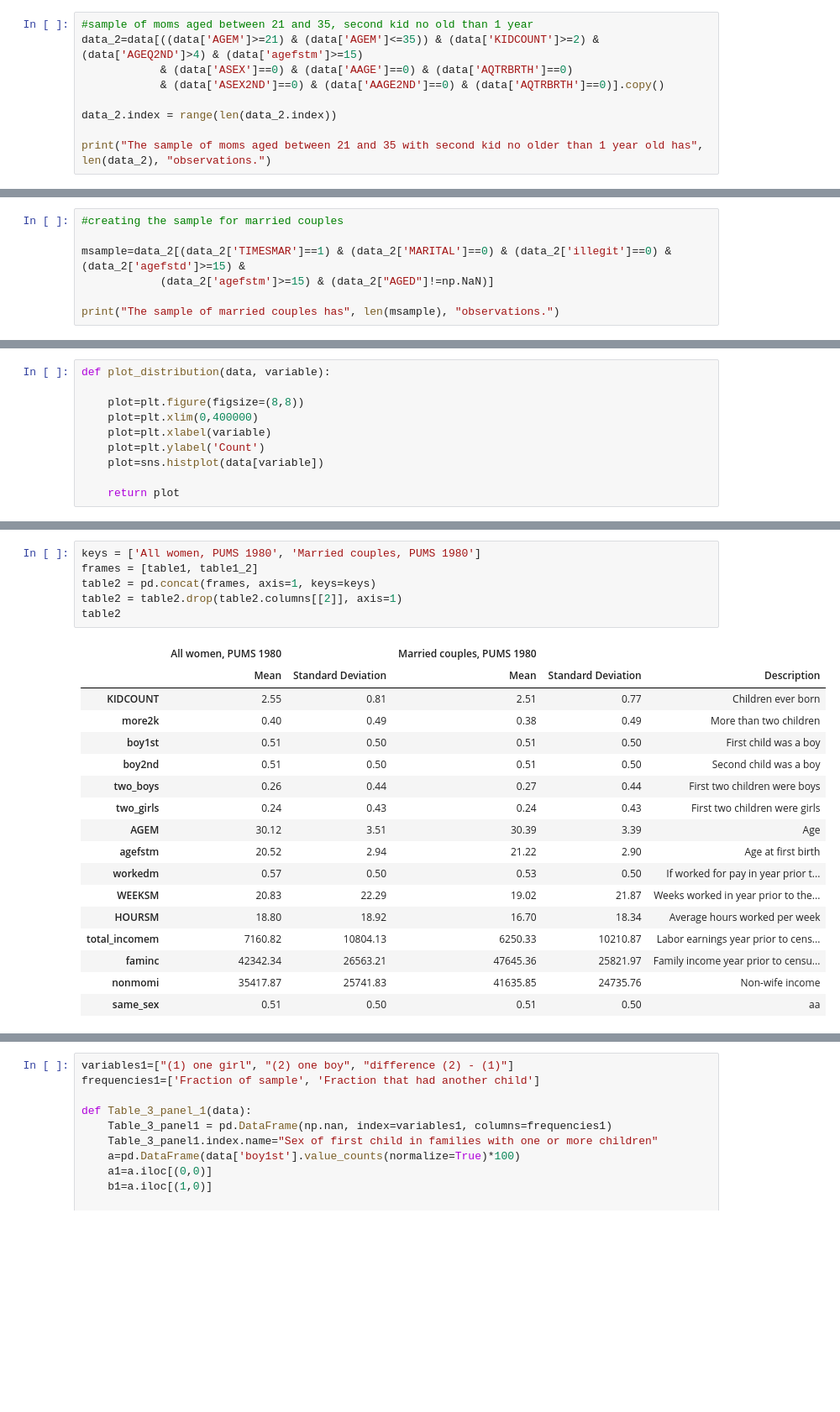
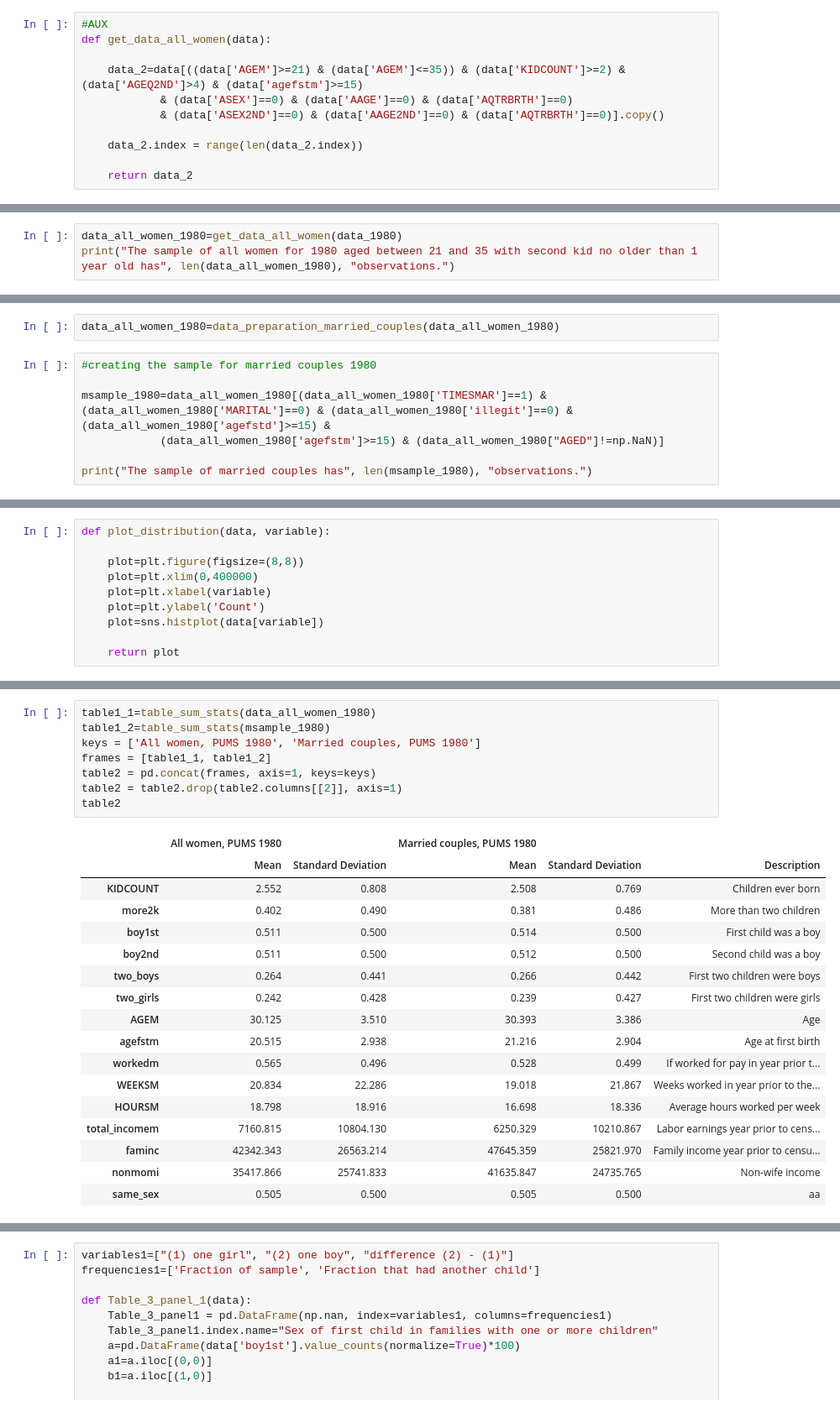
Before and after one commit to carolinalvarez/angrist-and-evans-1998-python, a Jupyter notebook: Angrist_and_Evans_1998.ipynb, the cells around one changed output, grey strips where cells are left out. Shown at 84% size. Cells and saved outputs as stored; diff of their text form; blank space fills up the shorter version.

```diff
--- a/Angrist_and_Evans_1998.ipynb
+++ b/Angrist_and_Evans_1998.ipynb
@@ -325,9 +359,11 @@ data["agefstd"]=(data.ageqd-data.AGEQK)/4
 # %%
-#sample of moms aged between 21 and 35, second kid no old than 1 year
-data_2=data[((data['AGEM']>=21) & (data['AGEM']<=35)) & (data['KIDCOUNT']>=2) & (data['AGEQ2ND']>4) & (data['agefstm']>=15)
+#AUX
+def get_data_all_women(data):
+
+    data_2=data[((data['AGEM']>=21) & (data['AGEM']<=35)) & (data['KIDCOUNT']>=2) & (data['AGEQ2ND']>4) & (data['agefstm']>=15)
             & (data['ASEX']==0) & (data['AAGE']==0) & (data['AQTRBRTH']==0)
             & (data['ASEX2ND']==0) & (data['AAGE2ND']==0) & (data['AQTRBRTH']==0)].copy()
 
-data_2.index = range(len(data_2.index))
+    data_2.index = range(len(data_2.index))
 
-print("The sample of moms aged between 21 and 35 with second kid no older than 1 year old has", len(data_2), "observations.")
+    return data_2
@@ -335,0 +370,3 @@ The sample of moms aged between 21 and 35 with second kid no older than 1 year o
+# %%
+data_all_women_1980=get_data_all_women(data_1980)
+print("The sample of all women for 1980 aged between 21 and 35 with second kid no older than 1 year old has", len(data_all_women_1980), "observations.")
@@ -462,10 +481,12 @@ data_2["samesex_upperthird"]=data_2["same_sex"]*data_2["upper_third"]
+# %%
+data_all_women_1980=data_preparation_married_couples(data_all_women_1980)
 # %%
-#creating the sample for married couples
+#creating the sample for married couples 1980
 
-msample=data_2[(data_2['TIMESMAR']==1) & (data_2['MARITAL']==0) & (data_2['illegit']==0) & (data_2['agefstd']>=15) &
-            (data_2['agefstm']>=15) & (data_2["AGED"]!=np.NaN)]
+msample_1980=data_all_women_1980[(data_all_women_1980['TIMESMAR']==1) & (data_all_women_1980['MARITAL']==0) & (data_all_women_1980['illegit']==0) & (data_all_women_1980['agefstd']>=15) &
+            (data_all_women_1980['agefstm']>=15) & (data_all_women_1980["AGED"]!=np.NaN)]
 
-print("The sample of married couples has", len(msample), "observations.")
+print("The sample of married couples has", len(msample_1980), "observations.")
 # %% [output]
 The sample of married couples has 254652 observations.
 # %%
@@ -579,25 +575,27 @@ table1_2
 # %%
+table1_1=table_sum_stats(data_all_women_1980)
+table1_2=table_sum_stats(msample_1980)
 keys = ['All women, PUMS 1980', 'Married couples, PUMS 1980']
-frames = [table1, table1_2]
+frames = [table1_1, table1_2]
 table2 = pd.concat(frames, axis=1, keys=keys)
 table2 = table2.drop(table2.columns[[2]], axis=1)
 table2
 # %% [output]
 |  | All women, PUMS 1980 |  | Married couples, PUMS 1980 |  |  |
 |  | Mean | Standard Deviation | Mean | Standard Deviation | Description |
-| KIDCOUNT | 2.55 | 0.81 | 2.51 | 0.77 | Children ever born |
-| more2k | 0.40 | 0.49 | 0.38 | 0.49 | More than two children |
-| boy1st | 0.51 | 0.50 | 0.51 | 0.50 | First child was a boy |
-| boy2nd | 0.51 | 0.50 | 0.51 | 0.50 | Second child was a boy |
-| two_boys | 0.26 | 0.44 | 0.27 | 0.44 | First two children were boys |
-| two_girls | 0.24 | 0.43 | 0.24 | 0.43 | First two children were girls |
-| AGEM | 30.12 | 3.51 | 30.39 | 3.39 | Age |
-| agefstm | 20.52 | 2.94 | 21.22 | 2.90 | Age at first birth |
-| workedm | 0.57 | 0.50 | 0.53 | 0.50 | If worked for pay in year prior t... |
-| WEEKSM | 20.83 | 22.29 | 19.02 | 21.87 | Weeks worked in year prior to the... |
-| HOURSM | 18.80 | 18.92 | 16.70 | 18.34 | Average hours worked per week |
-| total_incomem | 7160.82 | 10804.13 | 6250.33 | 10210.87 | Labor earnings year prior to cens... |
-| faminc | 42342.34 | 26563.21 | 47645.36 | 25821.97 | Family income year prior to censu... |
-| nonmomi | 35417.87 | 25741.83 | 41635.85 | 24735.76 | Non-wife income |
-| same_sex | 0.51 | 0.50 | 0.51 | 0.50 | aa |
+| KIDCOUNT | 2.552 | 0.808 | 2.508 | 0.769 | Children ever born |
+| more2k | 0.402 | 0.490 | 0.381 | 0.486 | More than two children |
+| boy1st | 0.511 | 0.500 | 0.514 | 0.500 | First child was a boy |
+| boy2nd | 0.511 | 0.500 | 0.512 | 0.500 | Second child was a boy |
+| two_boys | 0.264 | 0.441 | 0.266 | 0.442 | First two children were boys |
+| two_girls | 0.242 | 0.428 | 0.239 | 0.427 | First two children were girls |
+| AGEM | 30.125 | 3.510 | 30.393 | 3.386 | Age |
+| agefstm | 20.515 | 2.938 | 21.216 | 2.904 | Age at first birth |
+| workedm | 0.565 | 0.496 | 0.528 | 0.499 | If worked for pay in year prior t... |
+| WEEKSM | 20.834 | 22.286 | 19.018 | 21.867 | Weeks worked in year prior to the... |
+| HOURSM | 18.798 | 18.916 | 16.698 | 18.336 | Average hours worked per week |
+| total_incomem | 7160.815 | 10804.130 | 6250.329 | 10210.867 | Labor earnings year prior to cens... |
+| faminc | 42342.343 | 26563.214 | 47645.359 | 25821.970 | Family income year prior to censu... |
+| nonmomi | 35417.866 | 25741.833 | 41635.847 | 24735.765 | Non-wife income |
+| same_sex | 0.505 | 0.500 | 0.505 | 0.500 | aa |
 # %%
```
Also changed, not shown: parts of 82 cells of this notebook.
